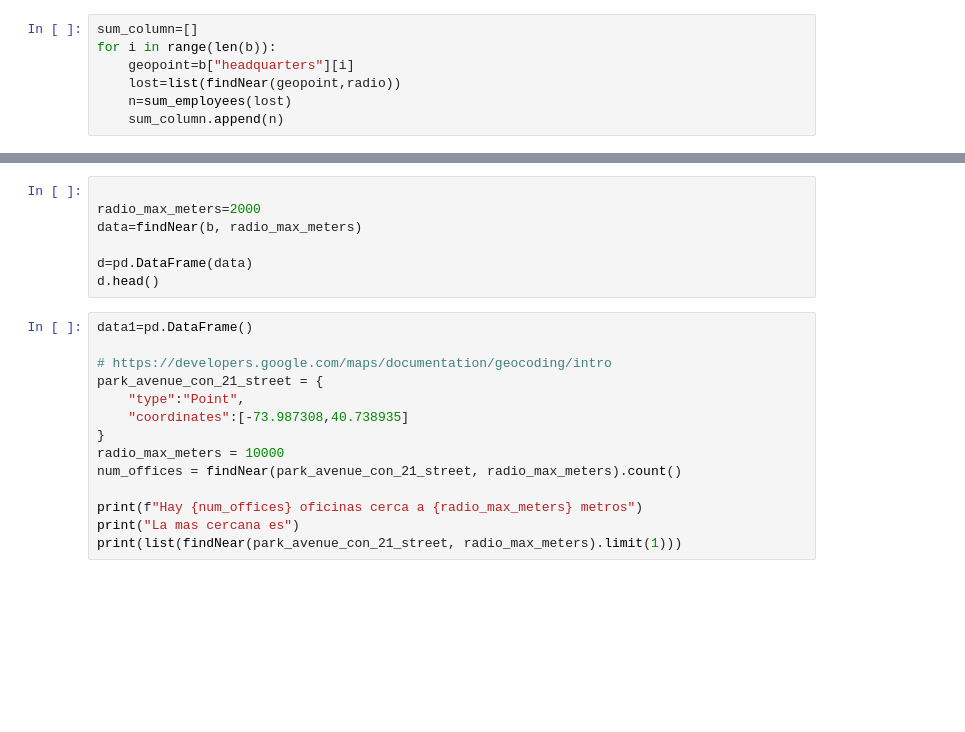
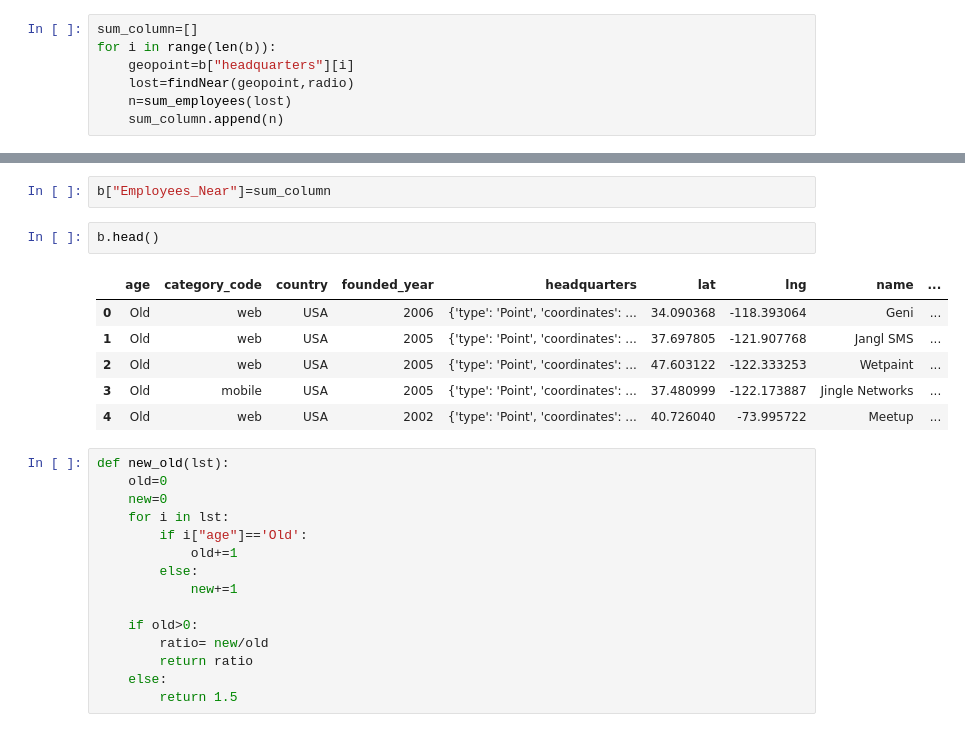
Before and after one commit to Pela12345/project-geospatial, a Jupyter notebook: Geo-Queries-Near.ipynb, the cells around one changed output, grey strips where cells are left out. Drawn from its saved outputs; the diff is of its cells as text; blank space fills up the shorter version.

```diff
--- a/Geo-Queries-Near.ipynb
+++ b/Geo-Queries-Near.ipynb
@@ -74,6 +74,6 @@ n
 sum_column=[]
 for i in range(len(b)):
     geopoint=b["headquarters"][i]
-    lost=list(findNear(geopoint,radio))
+    lost=findNear(geopoint,radio)
     n=sum_employees(lost)
     sum_column.append(n)
@@ -138,21 +80,26 @@ d
-# %%
-
-radio_max_meters=2000
-data=findNear(b, radio_max_meters)
-
-d=pd.DataFrame(data)
-d.head()
-# %%
-data1=pd.DataFrame()
-
-# https://developers.google.com/maps/documentation/geocoding/intro
-park_avenue_con_21_street = {
-    "type":"Point",
-    "coordinates":[-73.987308,40.738935]
-}
-radio_max_meters = 10000
-num_offices = findNear(park_avenue_con_21_street, radio_max_meters).count()
-
-print(f"Hay {num_offices} oficinas cerca a {radio_max_meters} metros")
-print("La mas cercana es")
-print(list(findNear(park_avenue_con_21_street, radio_max_meters).limit(1)))
+# %%
+b["Employees_Near"]=sum_column
+# %%
+b.head()
+# %% [output]
+|  | age | category_code | country | founded_year | headquarters | lat | lng | name | ... |
+| 0 | Old | web | USA | 2006 | {'type': 'Point', 'coordinates': ... | 34.090368 | -118.393064 | Geni | ... |
+| 1 | Old | web | USA | 2005 | {'type': 'Point', 'coordinates': ... | 37.697805 | -121.907768 | Jangl SMS | ... |
+| 2 | Old | web | USA | 2005 | {'type': 'Point', 'coordinates': ... | 47.603122 | -122.333253 | Wetpaint | ... |
+| 3 | Old | mobile | USA | 2005 | {'type': 'Point', 'coordinates': ... | 37.480999 | -122.173887 | Jingle Networks | ... |
+| 4 | Old | web | USA | 2002 | {'type': 'Point', 'coordinates': ... | 40.726040 | -73.995722 | Meetup | ... |
+# %%
+def new_old(lst):
+    old=0
+    new=0
+    for i in lst:
+        if i["age"]=='Old':
+            old+=1
+        else:
+            new+=1
+
+    if old>0:
+        ratio= new/old
+        return ratio
+    else:
+        return 1.5
```
Also changed, not shown: parts of 12 cells of this notebook, 2 other files.
